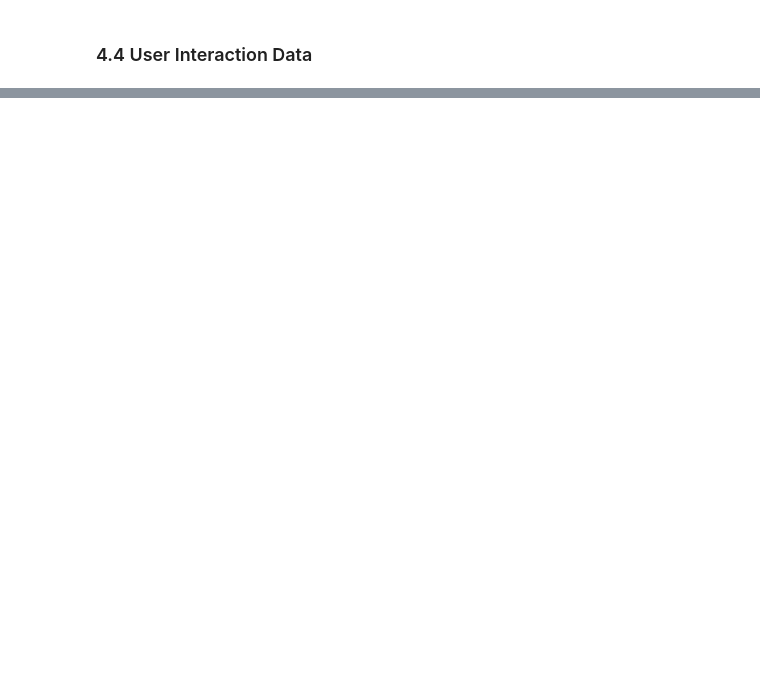
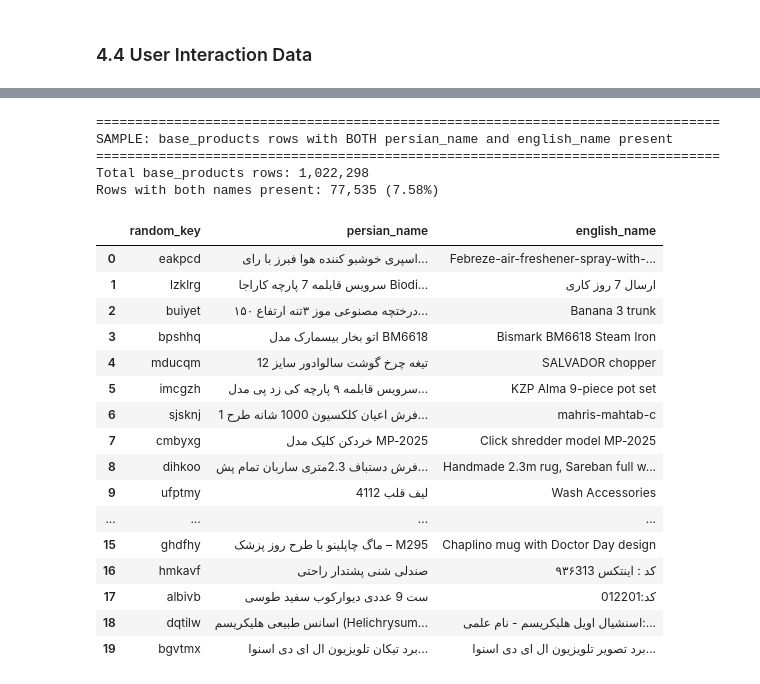
Before and after one commit to ariaalyasin/Torob-Rag, a Jupyter notebook: notebooks/01_EDA_Initial_Exploration.ipynb, the cells around one changed output, grey strips where cells are left out. Cells and saved outputs as stored; diff of their text form; code cells hidden in the pictures; blank space fills up the shorter version.

```diff
--- a/notebooks/01_EDA_Initial_Exploration.ipynb
+++ b/notebooks/01_EDA_Initial_Exploration.ipynb
@@ -546,0 +777,52 @@ print(f"   - {(base_products['brand_id'] == -1).sum()/len(base_products)*100:.1f
+# %%
+# Sample rows where BOTH persian_name and english_name are present (non-empty after strip)
+from IPython.display import display
+
+placeholder_tokens = {"none", "null", "nan", "n/a", "na", "-", "--", "unknown", "?"}
+
+# Normalize to strings and strip whitespace
+pn = base_products["persian_name"].astype("string").str.strip()
+en = base_products["english_name"].astype("string").str.strip()
+
+mask_good = (
+    pn.notna()
+    & (pn != "")
+    & (~pn.str.lower().isin(placeholder_tokens))
+    & en.notna()
+    & (en != "")
+    & (~en.str.lower().isin(placeholder_tokens))
+)
+
+good_names_df = base_products.loc[mask_good, ["random_key", "persian_name", "english_name"]].copy()
+
+print("=" * 80)
+print("SAMPLE: base_products rows with BOTH persian_name and english_name present")
+print("=" * 80)
+print(f"Total base_products rows: {len(base_products):,}")
+print(f"Rows with both names present: {len(good_names_df):,} ({len(good_names_df)/len(base_products)*100:.2f}%)")
+
+# Show 20 random examples (reproducible)
+display(good_names_df.sample(n=min(20, len(good_names_df)), random_state=42).reset_index(drop=True))
+# %% [output]
+================================================================================
+SAMPLE: base_products rows with BOTH persian_name and english_name present
+================================================================================
+Total base_products rows: 1,022,298
+Rows with both names present: 77,535 (7.58%)
+|  | random_key | persian_name | english_name |
+| 0 | eakpcd | اسپری خوشبو کننده هوا فبرز با رای... | Febreze-air-freshener-spray-with-... |
+| 1 | lzklrg | سرویس قابلمه 7 پارچه کاراجا Biodi... | ارسال 7 روز کاری |
+| 2 | buiyet | درختچه مصنوعی موز ۳تنه ارتفاع ۱۵۰... | Banana 3 trunk |
+| 3 | bpshhq | اتو بخار بیسمارک مدل BM6618 | Bismark BM6618 Steam Iron |
+| 4 | mducqm | تیغه چرخ گوشت سالوادور سایز 12 | SALVADOR chopper |
+| 5 | imcgzh | سرویس قابلمه ۹ پارچه کی زد پی مدل... | KZP Alma 9-piece pot set |
+| 6 | sjsknj | فرش اعیان کلکسیون 1000 شانه طرح 1... | mahris-mahtab-c |
+| 7 | cmbyxg | خردکن کلیک مدل MP‑2025 | Click shredder model MP‑2025 |
+| 8 | dihkoo | فرش دستباف 2.3متری ساربان تمام پش... | Handmade 2.3m rug, Sareban full w... |
+| 9 | ufptmy | لیف قلب 4112 | Wash Accessories |
+| ... | ... | ... | ... |
+| 15 | ghdfhy | ماگ چاپلینو با طرح روز پزشک – M295 | Chaplino mug with Doctor Day design |
+| 16 | hmkavf | صندلی شنی پشتدار راحتی | کد : اینتکس ۹۳۶313 |
+| 17 | albivb | ست 9 عددی دیوارکوب سفید طوسی | کد:012201 |
+| 18 | dqtilw | اسانس طبیعی هلیکریسم (Helichrysum... | اسنشیال اویل هلیکریسم - نام علمی:... |
+| 19 | bgvtmx | برد تیکان تلویزیون ال ای دی اسنوا... | برد تصویر تلویزیون ال ای دی اسنوا... |
```
Also changed, not shown: parts of 5 cells of this notebook.
